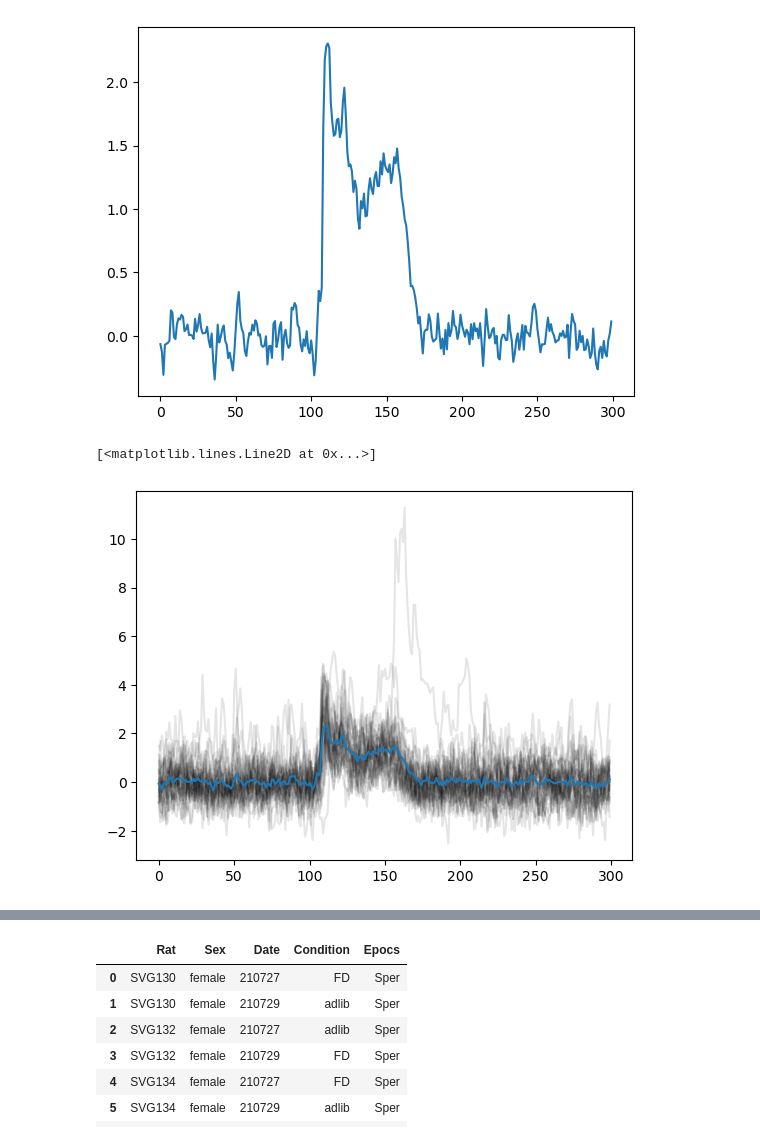
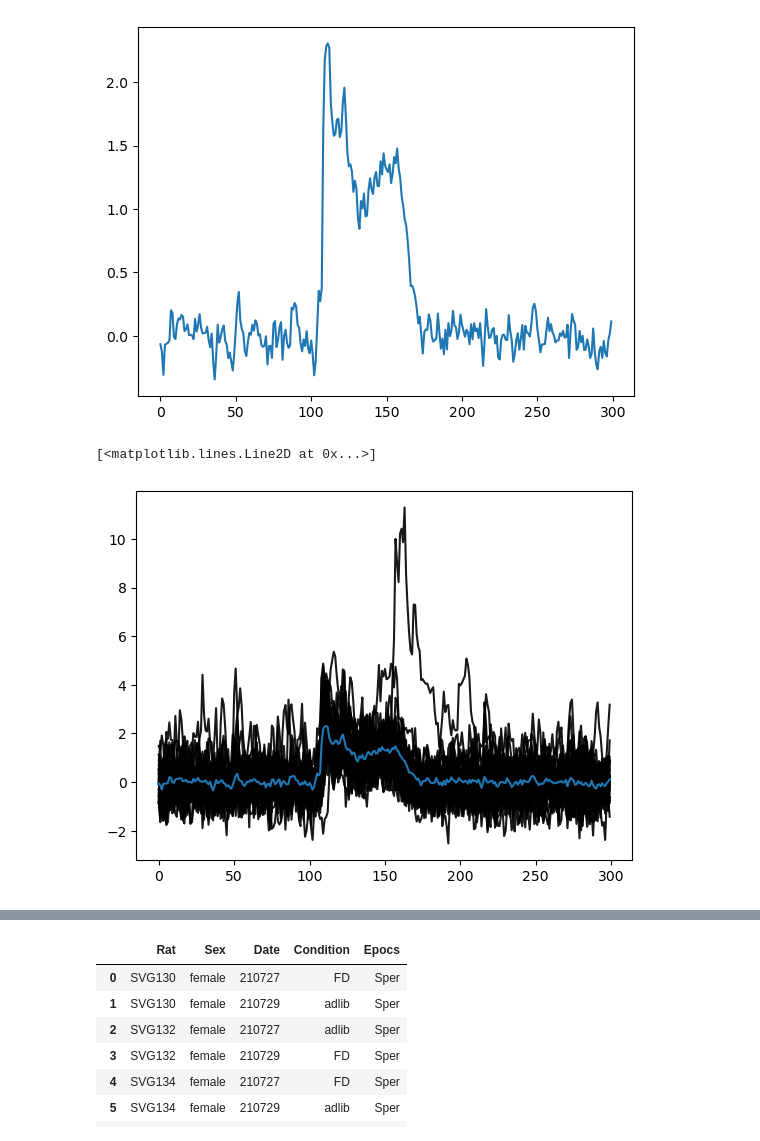
Before and after one commit to jaimemcc/time-averaged-da, a Jupyter notebook: notebooks/assemble_data.ipynb, the cells around one changed output, grey strips where cells are left out. Cells and saved outputs as stored; diff of their text form; code cells hidden in the pictures.

```diff
--- a/notebooks/assemble_data.ipynb
+++ b/notebooks/assemble_data.ipynb
@@ -47,9 +47,9 @@ plt.plot(np.mean(snips, axis=0))
 # %%
 f, ax = plt.subplots()
 for snip in snips:
-    ax.plot(snip, color="black", alpha=0.1)
+    ax.plot(snip, color="black", alpha=0.9)
 
 plt.plot(np.mean(snips, axis=0))
 # %% [output]
 [<matplotlib.lines.Line2D at 0x...>]
-[figure, old version]
+[figure, new version]
```
Also changed, not shown: parts of 1 cell of this notebook.
